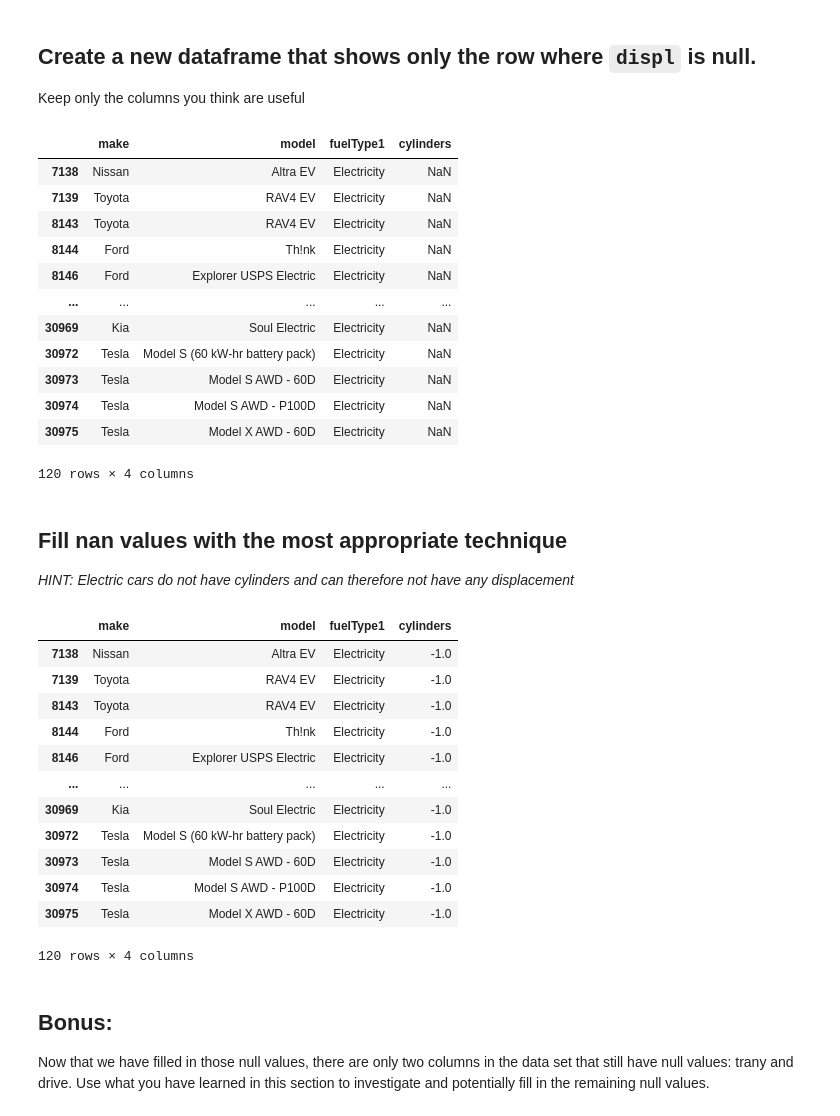
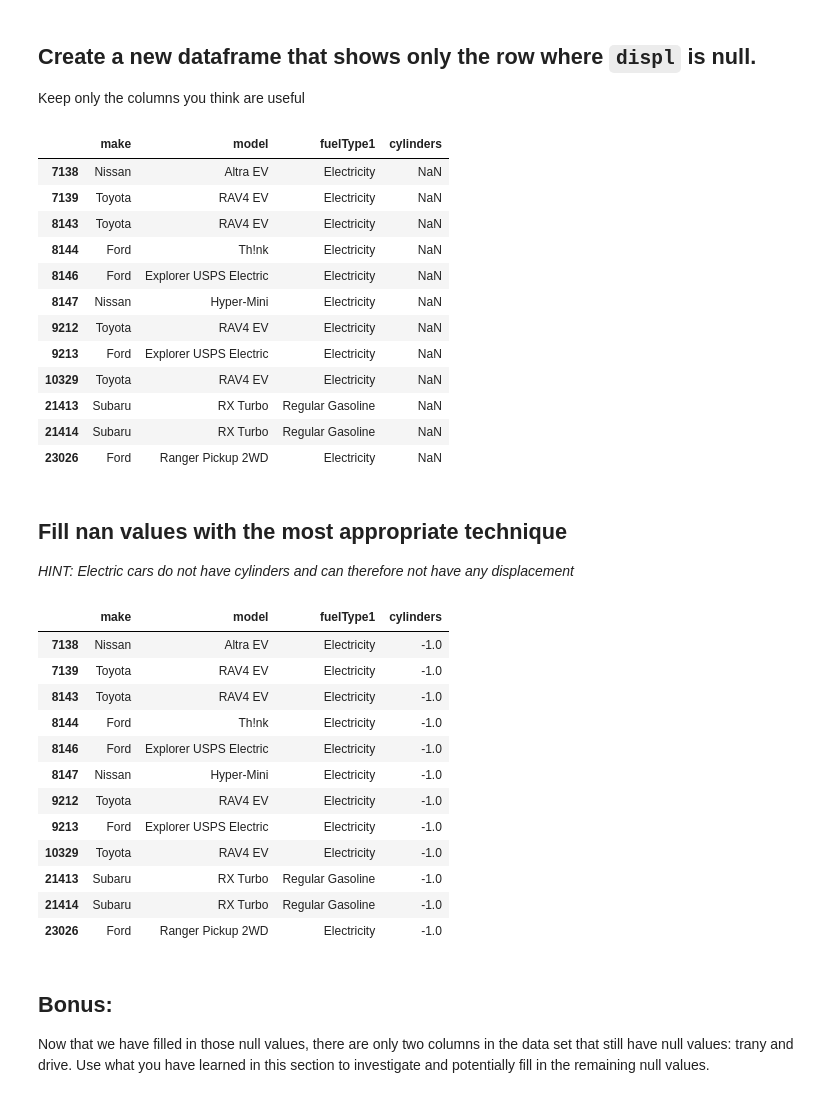
Before and after one commit to Ironhack-Data-Madrid-Abril-2023/2.4-lab_data_cleaning, a Jupyter notebook: your-code/main.ipynb, the cells around one changed output. Saved outputs shown, nothing was run; the diff lists cells and outputs as text; code cells hidden in the pictures.

```diff
--- a/your-code/main.ipynb
+++ b/your-code/main.ipynb
@@ -52,0 +44,3 @@ data.head()
+# %%
+pd.set_option('display.max_columns', None)
+data.head()
@@ -174,29 +180,31 @@ This leaves us with just a handful of remaining columns that have null values. O
 ## Create a new dataframe that shows only the row where `displ` is null.
 Keep only the columns you think are useful
 # %%
+# pd.set_option('display.max_rows', None)
+
 bad_index = data[data.displ.isna()].index       # indice donde los displ son nulos
 new_data = data.loc[bad_index, ['make', 'model', 'fuelType1', 'cylinders']]
-new_data
+new_data.head(12)
 # %% [output]
 |  | make | model | fuelType1 | cylinders |
 | 7138 | Nissan | Altra EV | Electricity | NaN |
 | 7139 | Toyota | RAV4 EV | Electricity | NaN |
 | 8143 | Toyota | RAV4 EV | Electricity | NaN |
 | 8144 | Ford | Th!nk | Electricity | NaN |
 | 8146 | Ford | Explorer USPS Electric | Electricity | NaN |
-| ... | ... | ... | ... | ... |
-| 30969 | Kia | Soul Electric | Electricity | NaN |
-| 30972 | Tesla | Model S (60 kW-hr battery pack) | Electricity | NaN |
-| 30973 | Tesla | Model S AWD - 60D | Electricity | NaN |
-| 30974 | Tesla | Model S AWD - P100D | Electricity | NaN |
-| 30975 | Tesla | Model X AWD - 60D | Electricity | NaN |
+| 8147 | Nissan | Hyper-Mini | Electricity | NaN |
+| 9212 | Toyota | RAV4 EV | Electricity | NaN |
+| 9213 | Ford | Explorer USPS Electric | Electricity | NaN |
+| 10329 | Toyota | RAV4 EV | Electricity | NaN |
+| 21413 | Subaru | RX Turbo | Regular Gasoline | NaN |
+| 21414 | Subaru | RX Turbo | Regular Gasoline | NaN |
+| 23026 | Ford | Ranger Pickup 2WD | Electricity | NaN |
-120 rows × 4 columns
 # %% [markdown]
 ## Fill nan values with the most appropriate technique
 *HINT: Electric cars do not have cylinders and can therefore not have any displacement*
 # %%
 new_data['cylinders'].fillna(-1, inplace = True)
-new_data
+new_data.head(12)
 # %% [output]
 |  | make | model | fuelType1 | cylinders |
 | 7138 | Nissan | Altra EV | Electricity | -1.0 |
@@ -204,13 +212,13 @@ new_data
 | 8143 | Toyota | RAV4 EV | Electricity | -1.0 |
 | 8144 | Ford | Th!nk | Electricity | -1.0 |
 | 8146 | Ford | Explorer USPS Electric | Electricity | -1.0 |
-| ... | ... | ... | ... | ... |
-| 30969 | Kia | Soul Electric | Electricity | -1.0 |
-| 30972 | Tesla | Model S (60 kW-hr battery pack) | Electricity | -1.0 |
-| 30973 | Tesla | Model S AWD - 60D | Electricity | -1.0 |
-| 30974 | Tesla | Model S AWD - P100D | Electricity | -1.0 |
-| 30975 | Tesla | Model X AWD - 60D | Electricity | -1.0 |
+| 8147 | Nissan | Hyper-Mini | Electricity | -1.0 |
+| 9212 | Toyota | RAV4 EV | Electricity | -1.0 |
+| 9213 | Ford | Explorer USPS Electric | Electricity | -1.0 |
+| 10329 | Toyota | RAV4 EV | Electricity | -1.0 |
+| 21413 | Subaru | RX Turbo | Regular Gasoline | -1.0 |
+| 21414 | Subaru | RX Turbo | Regular Gasoline | -1.0 |
+| 23026 | Ford | Ranger Pickup 2WD | Electricity | -1.0 |
-120 rows × 4 columns
 # %% [markdown]
 ## Bonus:
 Now that we have filled in those null values, there are only two columns in the data set that still have null values: trany and drive. Use what you have learned in this section to investigate and potentially fill in the remaining null values.
```
Also changed, not shown: parts of 63 cells of this notebook, 1 other file.
